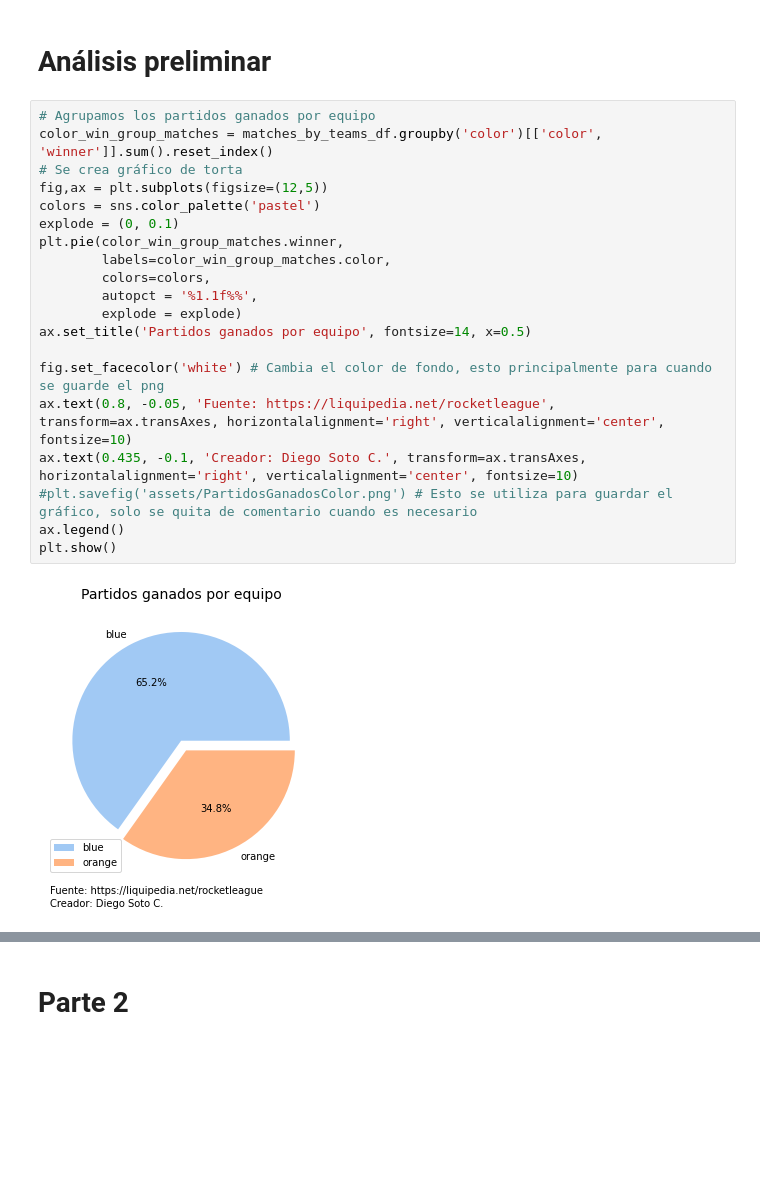
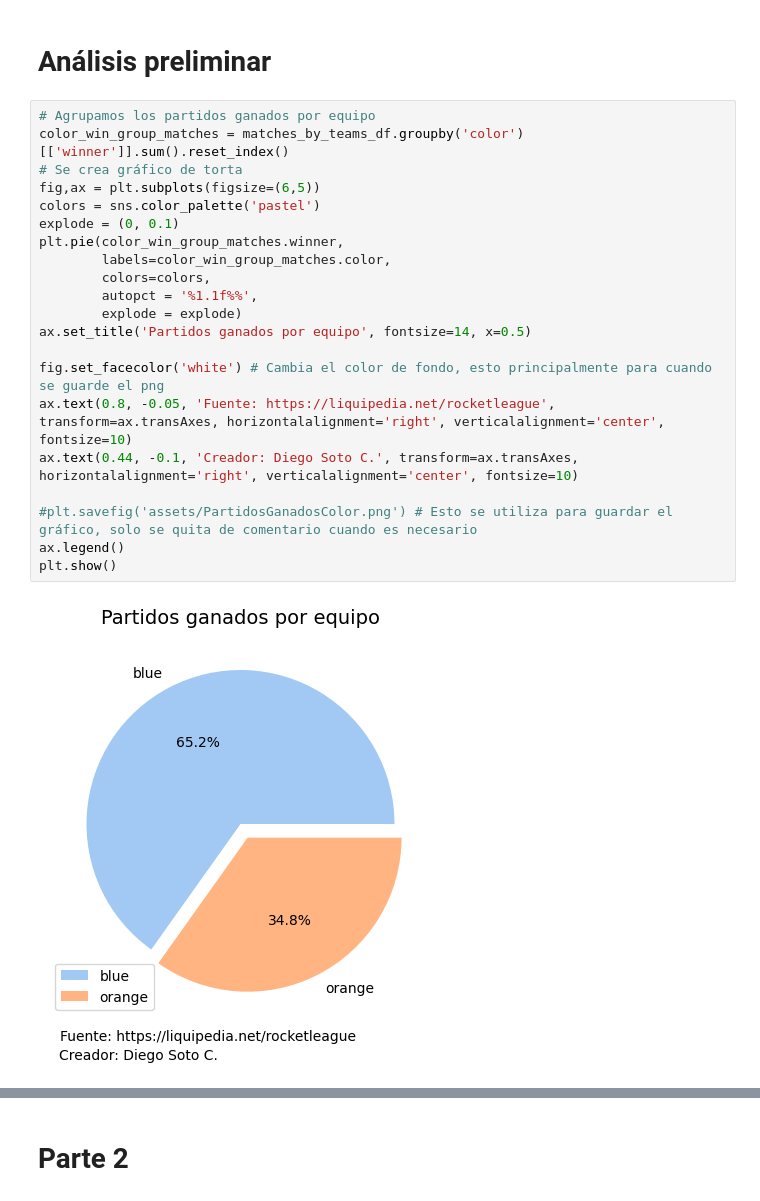
Before and after one commit to disotoc/RLCSAnalysis21-22, a Jupyter notebook: team_analysis.ipynb, the cells around one changed output, grey strips where cells are left out. Drawn from its saved outputs; the diff is of its cells as text; blank space fills up the shorter version.

```diff
--- a/team_analysis.ipynb
+++ b/team_analysis.ipynb
@@ -10,24 +10,25 @@ matches_by_teams_df = datasets.matches_by_teams()
 # Análisis preliminar
 # %%
 # Agrupamos los partidos ganados por equipo
-color_win_group_matches = matches_by_teams_df.groupby('color')[['color', 'winner']].sum().reset_index()
+color_win_group_matches = matches_by_teams_df.groupby('color')[['winner']].sum().reset_index()
 # Se crea gráfico de torta
-fig,ax = plt.subplots(figsize=(12,5))
+fig,ax = plt.subplots(figsize=(6,5))
 colors = sns.color_palette('pastel')
 explode = (0, 0.1)
 plt.pie(color_win_group_matches.winner,
         labels=color_win_group_matches.color,
         colors=colors,
         autopct = '%1.1f%%',
         explode = explode)
 ax.set_title('Partidos ganados por equipo', fontsize=14, x=0.5)
 
 fig.set_facecolor('white') # Cambia el color de fondo, esto principalmente para cuando se guarde el png
 ax.text(0.8, -0.05, 'Fuente: https://liquipedia.net/rocketleague', transform=ax.transAxes, horizontalalignment='right', verticalalignment='center', fontsize=10)
-ax.text(0.435, -0.1, 'Creador: Diego Soto C.', transform=ax.transAxes, horizontalalignment='right', verticalalignment='center', fontsize=10)
+ax.text(0.44, -0.1, 'Creador: Diego Soto C.', transform=ax.transAxes, horizontalalignment='right', verticalalignment='center', fontsize=10)
+
 #plt.savefig('assets/PartidosGanadosColor.png') # Esto se utiliza para guardar el gráfico, solo se quita de comentario cuando es necesario
 ax.legend()
 plt.show()
 # %% [output]
-[figure, old version]
+[figure, new version]
 # %%
```
Also changed, not shown: parts of 4 cells of this notebook, 5 other files.
